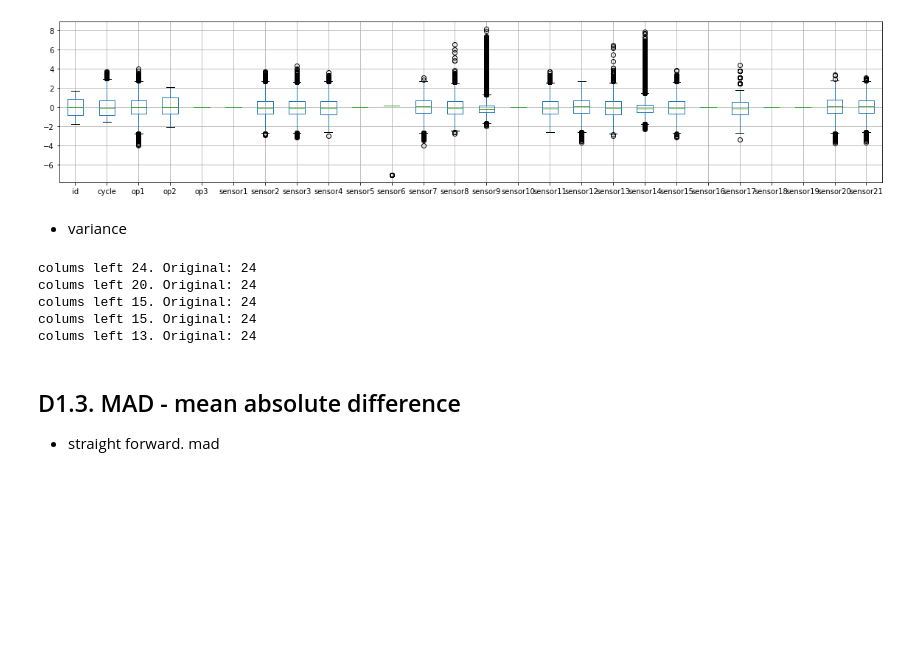
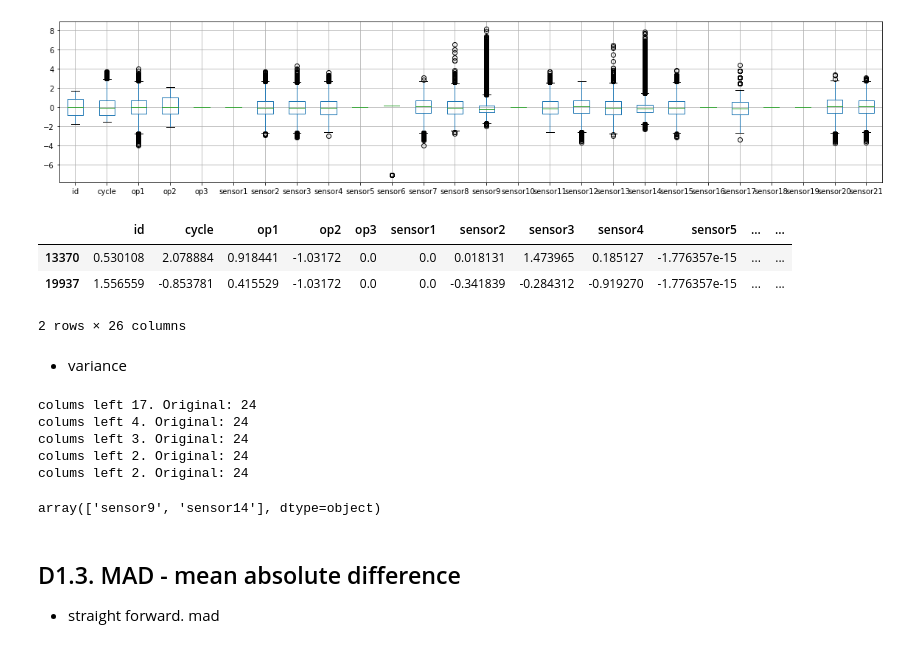
Before and after one commit to stemproaca/pdm, a Jupyter notebook: Classes/menu_C_b_FS_Biligual.ipynb, the cells around one changed output. Saved outputs shown, nothing was run; the diff lists cells and outputs as text; code cells hidden in the pictures; blank space fills up the shorter version.

```diff
--- a/Classes/menu_C_b_FS_Biligual.ipynb
+++ b/Classes/menu_C_b_FS_Biligual.ipynb
@@ -795,6 +879,13 @@ def var_analysis_prepare():
 tmp = var_analysis_prepare()
 # %% [output]
 [figure]
+# %%
+tmp.sample(2)
+# %% [output]
+|  | id | cycle | op1 | op2 | op3 | sensor1 | sensor2 | sensor3 | sensor4 | sensor5 | ... | ... |
+| 13370 | 0.530108 | 2.078884 | 0.918441 | -1.03172 | 0.0 | 0.0 | 0.018131 | 1.473965 | 0.185127 | -1.776357e-15 | ... | ... |
+| 19937 | 1.556559 | -0.853781 | 0.415529 | -1.03172 | 0.0 | 0.0 | -0.341839 | -0.284312 | -0.919270 | -1.776357e-15 | ... | ... |
+2 rows × 26 columns
 # %% [markdown]
 * variance
 # %%
@@ -812,15 +903,19 @@ def var_check():
         dff = pd.DataFrame(va.transform(tmp), columns = va.get_feature_names_out())
         print(f"colums left {len(va.get_feature_names_out())}. Original: {va.n_features_in_}")
         #va.feature_names_in_[va.variances_>=0]
-        #va.n_features_in_, va.get_feature_names_out()
+    return va.n_features_in_, va.get_feature_names_out()
 
-var_check()
+features_in, f_out = var_check()
 # %% [output]
-colums left 24. Original: 24
-colums left 20. Original: 24
-colums left 15. Original: 24
-colums left 15. Original: 24
-colums left 13. Original: 24
+colums left 17. Original: 24
+colums left 4. Original: 24
+colums left 3. Original: 24
+colums left 2. Original: 24
+colums left 2. Original: 24
+# %%
+f_out
+# %% [output]
+array(['sensor9', 'sensor14'], dtype=object)
 # %% [markdown]
 ## D1.3. MAD - mean absolute difference
 * straight forward. mad
```
Also changed, not shown: parts of 17 cells of this notebook, 15 other files.
